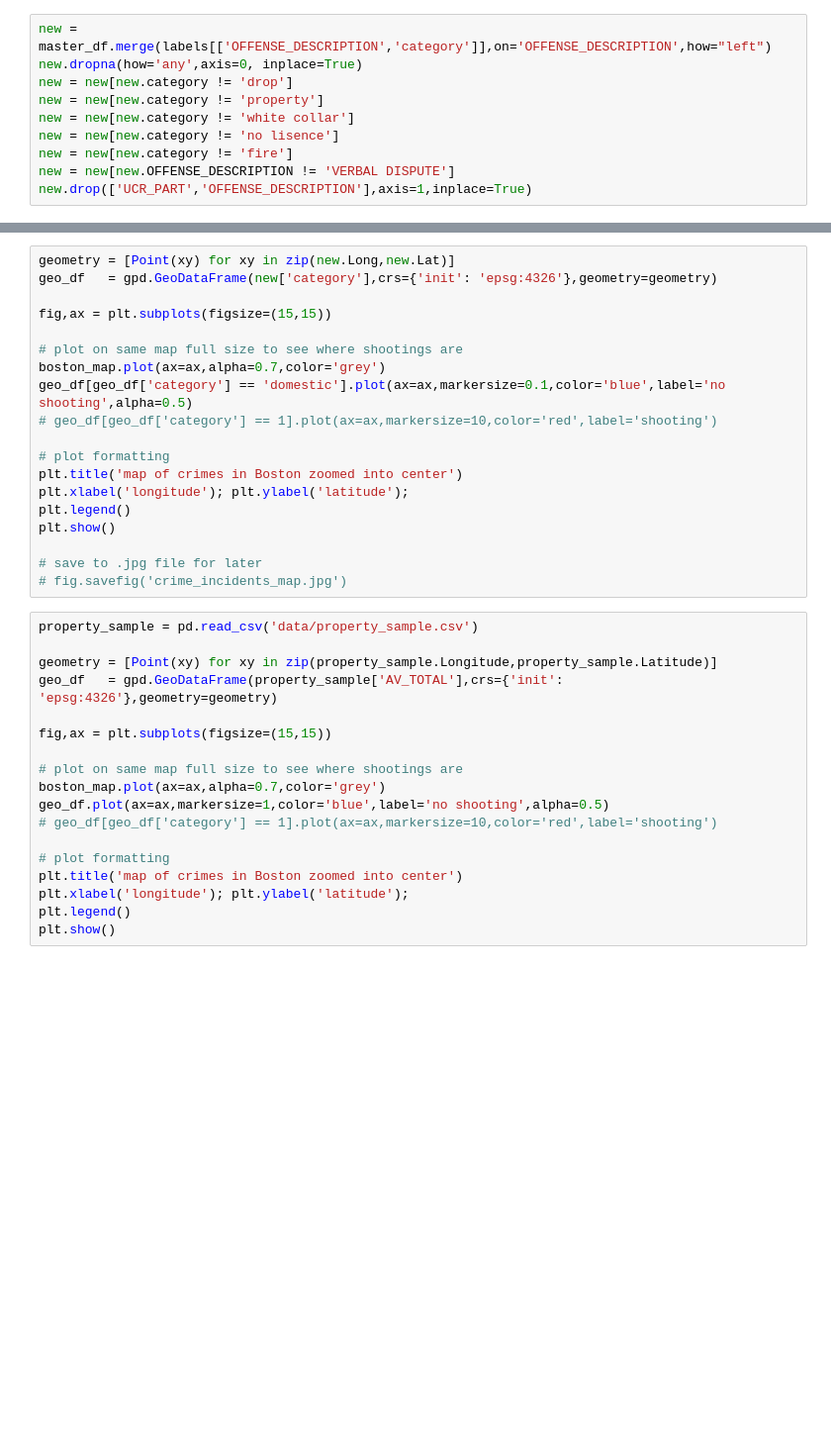
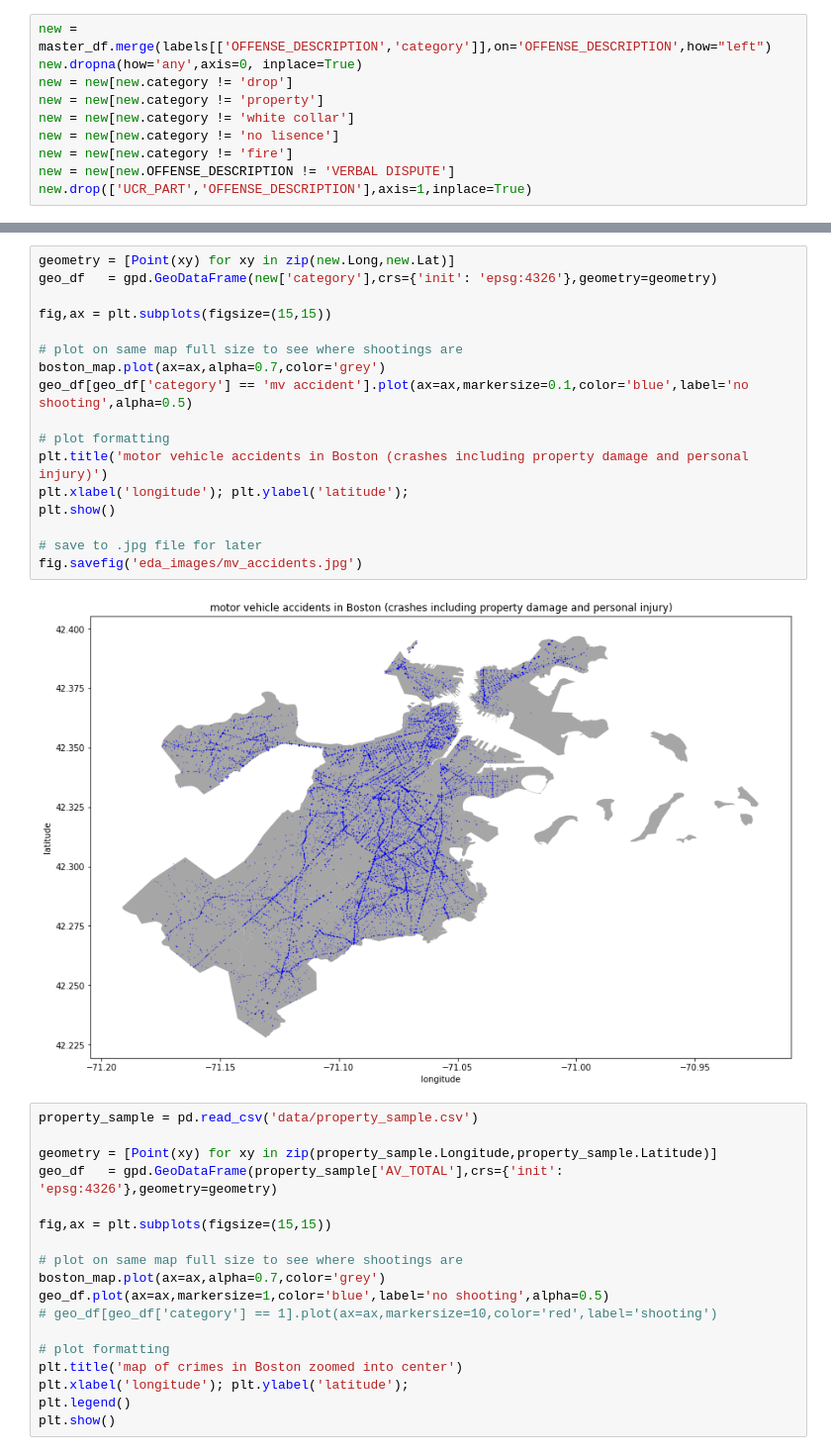
Before and after one commit to cs109a-crime/cs109a-crime.github.io, a Jupyter notebook: notebooks/daphne_tinker_part3.ipynb, the cells around one changed output, grey strips where cells are left out. Shown at 99% size. Drawn from its saved outputs; the diff is of its cells as text; blank space fills up the shorter version.

```diff
--- a/notebooks/daphne_tinker_part3.ipynb
+++ b/notebooks/daphne_tinker_part3.ipynb
@@ -63,22 +74,22 @@ new.drop(['UCR_PART','OFFENSE_DESCRIPTION'],axis=1,inplace=True)
 # %%
 geometry = [Point(xy) for xy in zip(new.Long,new.Lat)]
 geo_df   = gpd.GeoDataFrame(new['category'],crs={'init': 'epsg:4326'},geometry=geometry)
 
 fig,ax = plt.subplots(figsize=(15,15))
 
 # plot on same map full size to see where shootings are
 boston_map.plot(ax=ax,alpha=0.7,color='grey')
-geo_df[geo_df['category'] == 'domestic'].plot(ax=ax,markersize=0.1,color='blue',label='no shooting',alpha=0.5)
-# geo_df[geo_df['category'] == 1].plot(ax=ax,markersize=10,color='red',label='shooting')
+geo_df[geo_df['category'] == 'mv accident'].plot(ax=ax,markersize=0.1,color='blue',label='no shooting',alpha=0.5)
 
 # plot formatting
-plt.title('map of crimes in Boston zoomed into center')
+plt.title('motor vehicle accidents in Boston (crashes including property damage and personal injury)')
 plt.xlabel('longitude'); plt.ylabel('latitude');
-plt.legend()
 plt.show()
 
 # save to .jpg file for later
-# fig.savefig('crime_incidents_map.jpg')
+fig.savefig('eda_images/mv_accidents.jpg')
+# %% [output]
+[figure, added]
 # %%
 property_sample = pd.read_csv('data/property_sample.csv')
 
```
Also changed, not shown: parts of 1 cell of this notebook, 1 other file.
